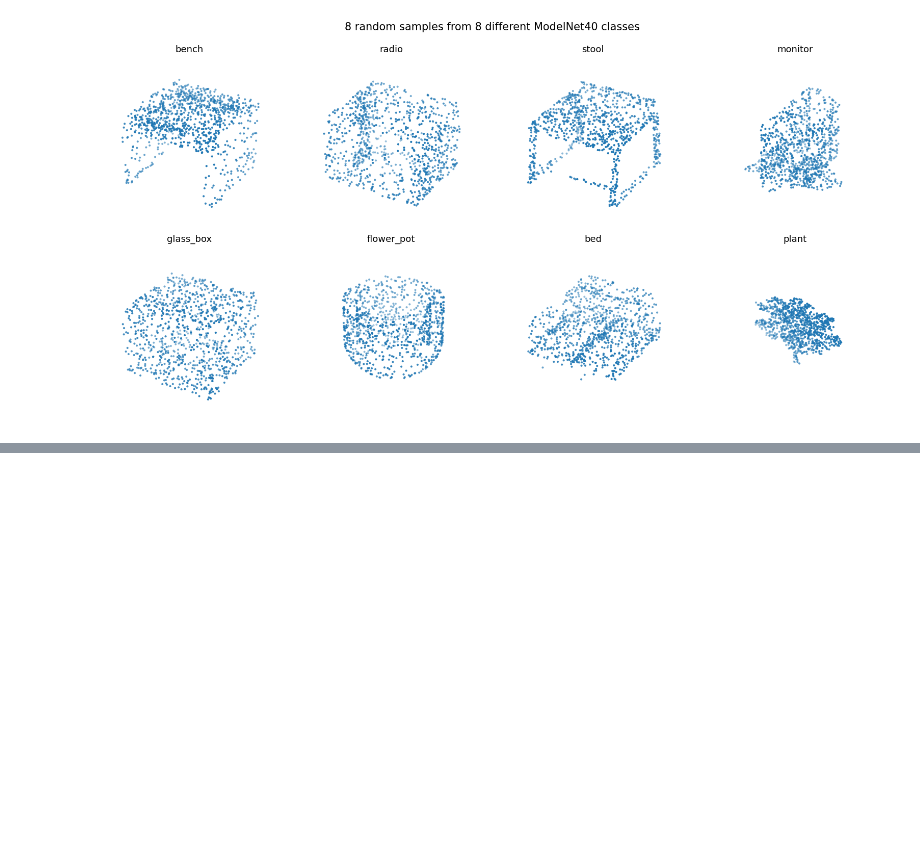
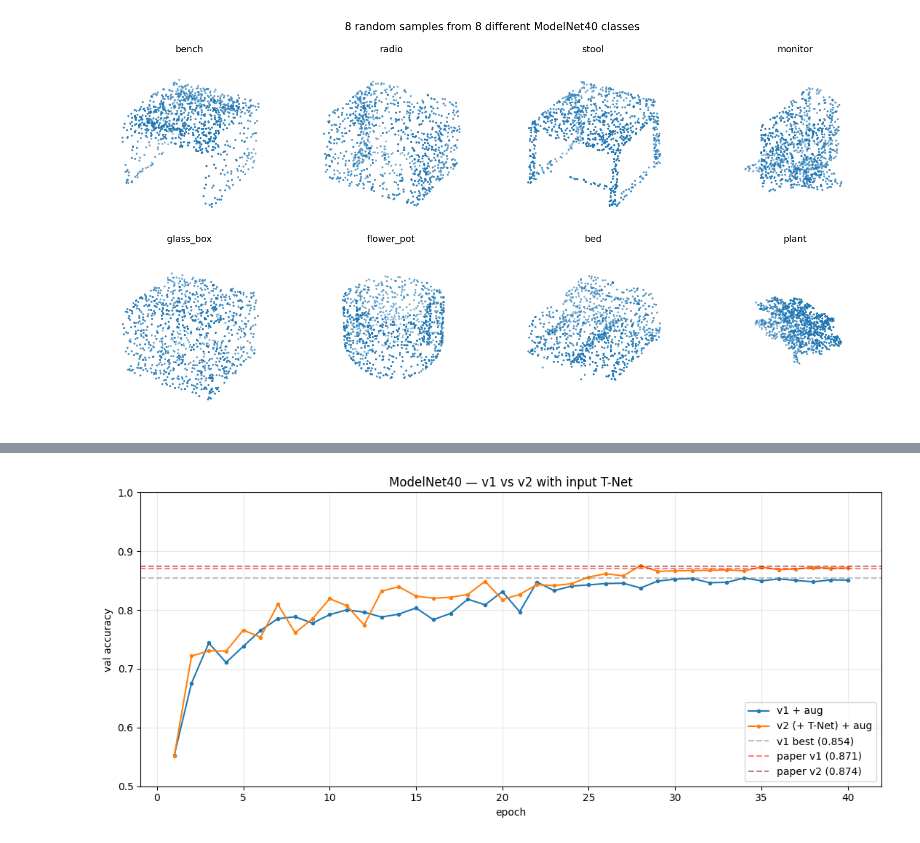
Before and after one commit to Vatsy05/3D-Object-Detection, a Jupyter notebook: notebooks/PointCloudPointNet_ModelNet40.ipynb, the cells around one changed output, grey strips where cells are left out. Cells and saved outputs as stored; diff of their text form; code cells hidden in the pictures; blank space fills up the shorter version.

```diff
--- a/notebooks/PointCloudPointNet_ModelNet40.ipynb
+++ b/notebooks/PointCloudPointNet_ModelNet40.ipynb
@@ -443,0 +991,81 @@ plt.show()
+# %%
+best_path_v2_m40 = os.path.join(CHECKPOINT_DIR, "pointnet_v2_modelnet40_aug_best.pt")
+
+# Fresh model + optimizer + scheduler (identical to v1 setup)
+model = PointNetV2(num_classes=40).to(device)
+optimizer = torch.optim.Adam(model.parameters(), lr=1e-3)
+
+NUM_EPOCHS = 40
+scheduler = torch.optim.lr_scheduler.CosineAnnealingLR(optimizer, T_max=NUM_EPOCHS, eta_min=1e-5)
+
+history_v2_m40 = {"train_loss": [], "train_acc": [], "val_acc": [], "lr": []}
+best_val_acc_v2 = 0.0
+
+print(f"Training PointNet v2 (+ input T-Net) on ModelNet40 -- {NUM_EPOCHS} epochs on {device}")
+print(f"Recipe: same as v1 (z-rot + jitter aug, cosine LR 1e-3 -> 1e-5)")
+print(f"Targets: v1 was 0.8545,  paper says +0.3% from input T-Net (target ~0.87)\n")
+print(f"{'epoch':>5}  {'lr':>8}  {'train_loss':>11}  {'train_acc':>10}  {'val_acc':>9}  {'time':>7}")
+print("-" * 64)
+
+for epoch in range(1, NUM_EPOCHS + 1):
+    t0 = time.time()
+    current_lr = optimizer.param_groups[0]["lr"]
+
+    # ---- Train ----
+    model.train()
+    loss_sum, correct, total = 0.0, 0, 0
+    for pts, lbls in train_loader_m40:
+        pts, lbls = pts.to(device), lbls.to(device)
+        optimizer.zero_grad()
+        logits = model(pts)
+        loss = F.cross_entropy(logits, lbls)
+        loss.backward()
+        optimizer.step()
+        loss_sum += loss.item() * pts.size(0)
+        correct  += (logits.argmax(1) == lbls).sum().item()
+        total    += pts.size(0)
+    scheduler.step()
+    train_loss = loss_sum / total
+    train_acc  = correct  / total
+
+    # ---- Validate ----
+    model.eval()
+    val_correct, val_total = 0, 0
+    with torch.no_grad():
+        for pts, lbls in test_loader_m40:
+            pts, lbls = pts.to(device), lbls.to(device)
+            val_correct += (model(pts).argmax(1) == lbls).sum().item()
+            val_total   += pts.size(0)
+    val_acc = val_correct / val_total
+
+    history_v2_m40["train_loss"].append(train_loss)
+    history_v2_m40["train_acc"].append(train_acc)
+    history_v2_m40["val_acc"].append(val_acc)
+    history_v2_m40["lr"].append(current_lr)
+
+    flag = ""
+    if val_acc > best_val_acc_v2:
+        best_val_acc_v2 = val_acc
+        torch.save(model.state_dict(), best_path_v2_m40)
+        flag = "  *"
+
+    print(f"{epoch:>5}  {current_lr:>8.2e}  {train_loss:>11.4f}  {train_acc:>10.4f}  {val_acc:>9.4f}  {time.time()-t0:>6.1f}s{flag}")
+
+print(f"\n=== Result ===")
+print(f"  v1 baseline (aug)       : 0.8545")
+print(f"  v2 (+ input T-Net, aug) : {best_val_acc_v2:.4f}   (delta vs v1: {best_val_acc_v2 - 0.8545:+.4f})")
+print(f"  Paper target            : 0.8740   (gap: {best_val_acc_v2 - 0.874:+.4f})")
+print(f"  Checkpoint              : {best_path_v2_m40}")
+
+# Plot v1 vs v2 on the same axes
+fig, ax = plt.subplots(figsize=(11, 5))
+ep = range(1, NUM_EPOCHS + 1)
+ax.plot(ep, history_v1_m40_aug["val_acc"], "-o", markersize=3, label="v1 + aug")
+ax.plot(ep, history_v2_m40["val_acc"],     "-o", markersize=3, label="v2 (+ T-Net) + aug")
+ax.axhline(0.8545, color="gray", linestyle="--", alpha=0.5, label="v1 best (0.854)")
+ax.axhline(0.871,  color="red",  linestyle="--", alpha=0.5, label="paper v1 (0.871)")
+ax.axhline(0.874,  color="darkred", linestyle="--", alpha=0.5, label="paper v2 (0.874)")
+ax.set(xlabel="epoch", ylabel="val accuracy", title="ModelNet40 — v1 vs v2 with input T-Net", ylim=(0.5, 1.0))
+ax.legend(); ax.grid(alpha=0.3)
+plt.tight_layout(); plt.show()
+# %% [output]
@@ -443,0 +1089 @@ plt.show()
+[figure, added]
```
Also changed, not shown: parts of 14 cells of this notebook.
